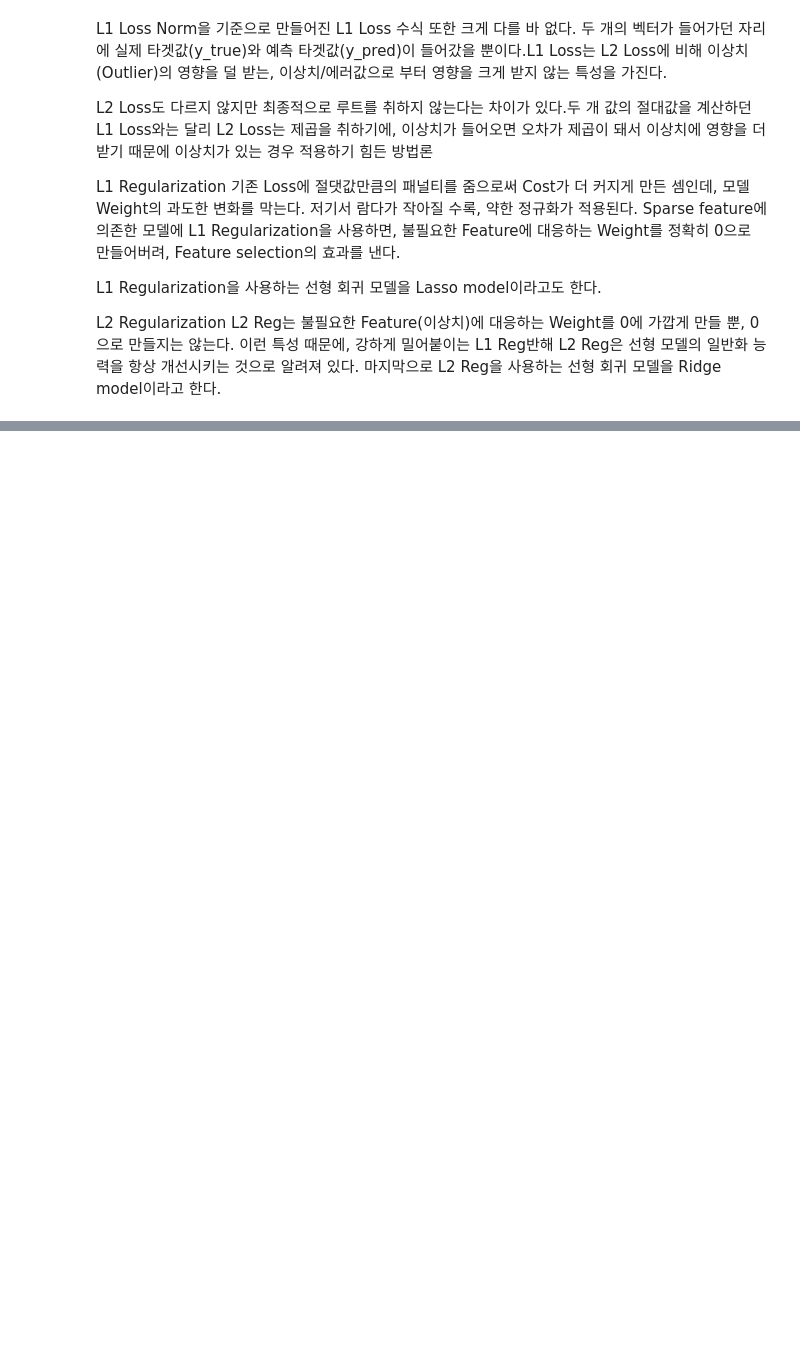
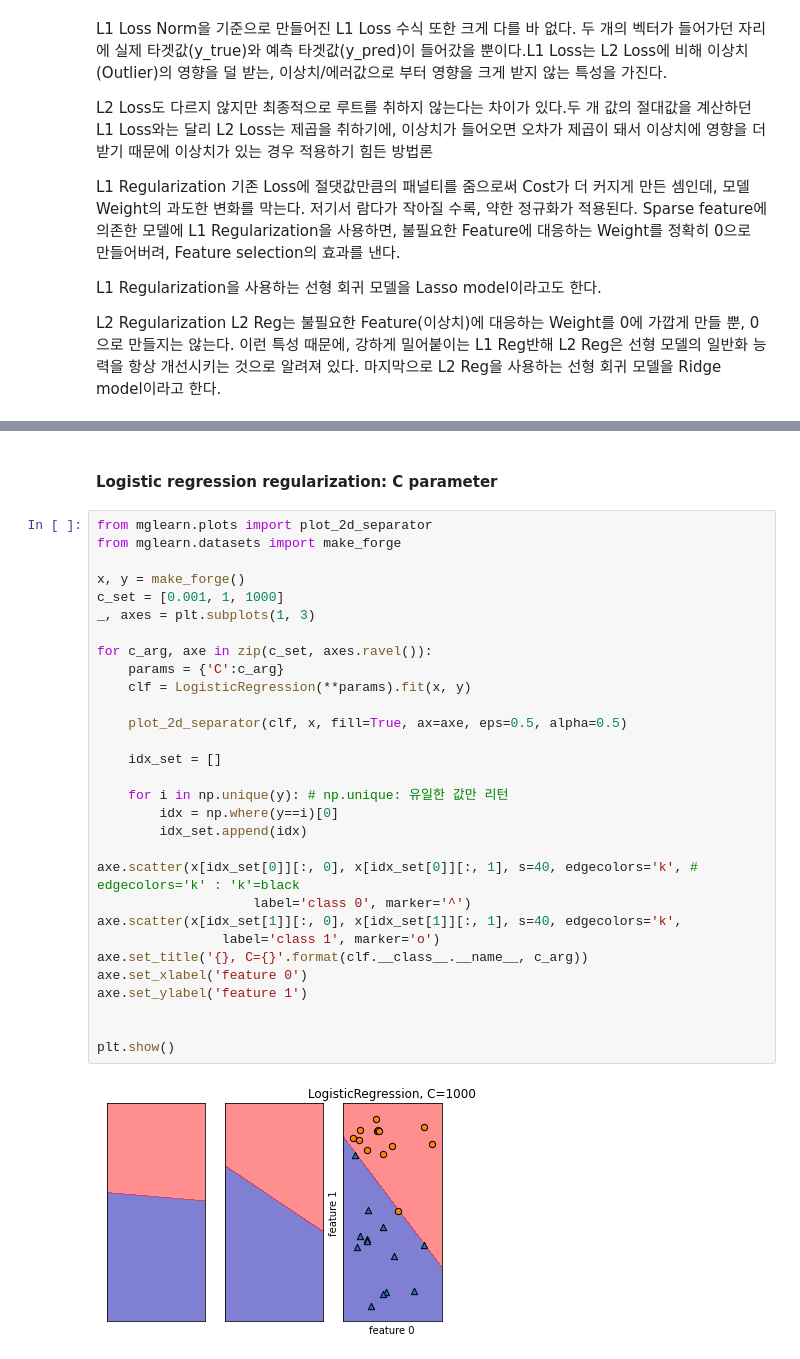
Before and after one commit to danielwon01/Applied-Data-Science-with-Python, a Jupyter notebook: Applied_Machine_Learning_in_Python/Supervised Machine Learning.ipynb, the cells around one changed output, grey strips where cells are left out. Drawn from its saved outputs; the diff is of its cells as text; blank space fills up the shorter version.

```diff
--- a/Applied_Machine_Learning_in_Python/Supervised Machine Learning.ipynb
+++ b/Applied_Machine_Learning_in_Python/Supervised Machine Learning.ipynb
@@ -403,0 +610,34 @@ L2 Regularization
+# %% [markdown]
+#### Logistic regression regularization: C parameter
+# %%
+from mglearn.plots import plot_2d_separator
+from mglearn.datasets import make_forge
+
+x, y = make_forge()
+c_set = [0.001, 1, 1000]
+_, axes = plt.subplots(1, 3)
+
+for c_arg, axe in zip(c_set, axes.ravel()):
+    params = {'C':c_arg}
+    clf = LogisticRegression(**params).fit(x, y)
+
+    plot_2d_separator(clf, x, fill=True, ax=axe, eps=0.5, alpha=0.5)
+
+    idx_set = []
+
+    for i in np.unique(y): # np.unique: 유일한 값만 리턴
+        idx = np.where(y==i)[0]
+        idx_set.append(idx)
+
+axe.scatter(x[idx_set[0]][:, 0], x[idx_set[0]][:, 1], s=40, edgecolors='k', # edgecolors='k' : 'k'=black
+                    label='class 0', marker='^')
+axe.scatter(x[idx_set[1]][:, 0], x[idx_set[1]][:, 1], s=40, edgecolors='k',
+                label='class 1', marker='o')
+axe.set_title('{}, C={}'.format(clf.__class__.__name__, c_arg))
+axe.set_xlabel('feature 0')
+axe.set_ylabel('feature 1')
+
+
+plt.show()
+# %% [output]
+[figure, added]
```
Also changed, not shown: parts of 13 cells of this notebook.
